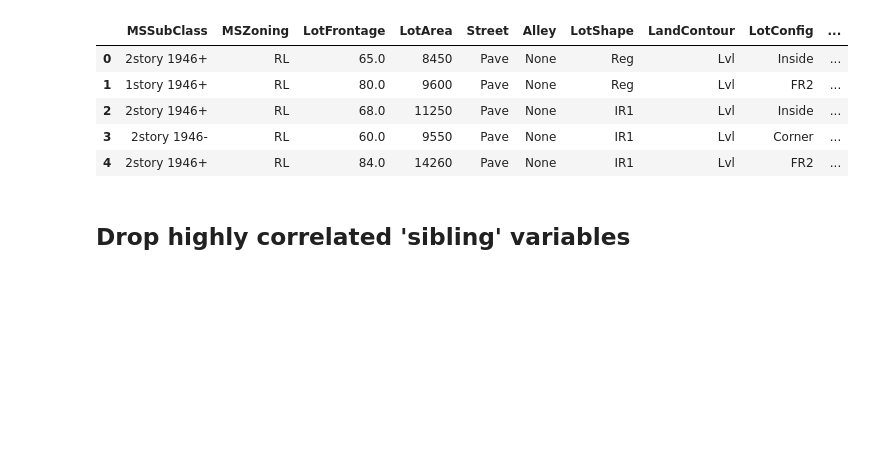
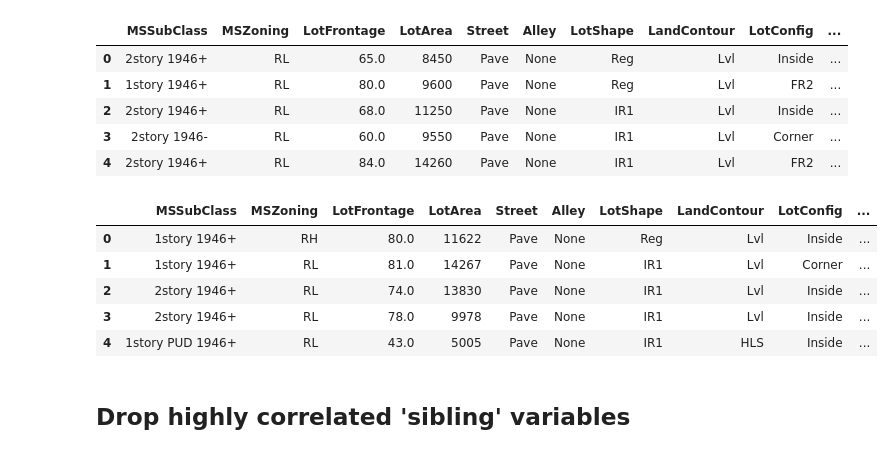
Before and after one commit to leonghchan/group-project, a Jupyter notebook: master.ipynb, the cells around one changed output. Saved outputs shown, nothing was run; the diff lists cells and outputs as text; code cells hidden in the pictures; blank space fills up the shorter version.

Commit message:
tidied notebook and made predictions on test data

```diff
--- a/master.ipynb
+++ b/master.ipynb
@@ -70,21 +64,21 @@ siblings = [
     ["MasVnrType", "MasVnrArea"]
 ]
 
-sib_match = null_match(cleaner_data, siblings)
+full_data = null_match(full_data, siblings)
 # %% [markdown]
 ## Fill null values
 # %%
 # Create lists of variables names for each data type: integer, float and categorical (objects)
-ints = [col for col in sib_match.columns if sib_match.dtypes[col] == "int64"]
-floats =  [col for col in sib_match.columns if sib_match.dtypes[col] == "float64"]
-cats =  [col for col in sib_match.columns if sib_match.dtypes[col] == "object"]
+ints = [col for col in full_data.columns if full_data.dtypes[col] == "int64"]
+floats =  [col for col in full_data.columns if full_data.dtypes[col] == "float64"]
+cats =  [col for col in full_data.columns if full_data.dtypes[col] == "object"]
 
 fill_dict = {0: ints, 0.0: floats, "None": cats}
 
-clean_data = clean(sib_match, fill_na=fill_dict)
+full_data = clean(full_data, fill_na=fill_dict)
 
 # Let's confirm we've removed all nulls:
-clean_data.isna().sum().sum()
+full_data.isna().sum().sum()
 # %% [output]
 0
 # %%
@@ -139,7 +133,18 @@ swap_subclass = {20:'1story 1946+',
                  180:'PUD multilevel',
                  190:'2 family conv'}
 
-feat_eng = feat_create(clean_data, new_feats)
-feat_eng = ordinal_create(feat_eng, ordinal_vars)
-feat_eng['MSSubClass'] = feat_eng['MSSubClass'].map(swap_subclass)
+full_data = feat_create(full_data, new_feats)
+full_data = ordinal_create(full_data, ordinal_vars)
+full_data['MSSubClass'] = full_data['MSSubClass'].map(swap_subclass)
+
+# May be useful to get the dummy variables upfront here before
+# we split test and train to both dataframes have all dummy columns
+# %%
+final_train = full_data.loc[(full_data.test_data == False), :].copy()
+final_train.drop(columns=['test_data'], inplace = True)
+final_train.reset_index(drop=True, inplace=True)
+
+final_test = full_data.loc[(full_data.test_data == True), :].copy()
+final_test.drop(columns=['test_data', 'SalePrice'], inplace = True)
+final_test.reset_index(drop=True, inplace=True)
 # %%
@@ -171,3 +159,12 @@ feat_eng.head()
+# %%
+final_test.head()
+# %% [output]
+|  | MSSubClass | MSZoning | LotFrontage | LotArea | Street | Alley | LotShape | LandContour | LotConfig | ... |
+| 0 | 1story 1946+ | RH | 80.0 | 11622 | Pave | None | Reg | Lvl | Inside | ... |
+| 1 | 1story 1946+ | RL | 81.0 | 14267 | Pave | None | IR1 | Lvl | Corner | ... |
+| 2 | 2story 1946+ | RL | 74.0 | 13830 | Pave | None | IR1 | Lvl | Inside | ... |
+| 3 | 2story 1946+ | RL | 78.0 | 9978 | Pave | None | IR1 | Lvl | Inside | ... |
+| 4 | 1story PUD 1946+ | RL | 43.0 | 5005 | Pave | None | IR1 | HLS | Inside | ... |
 # %% [markdown]
 ## Drop highly correlated 'sibling' variables
 # %%
```
Also changed, not shown: parts of 24 cells of this notebook.
